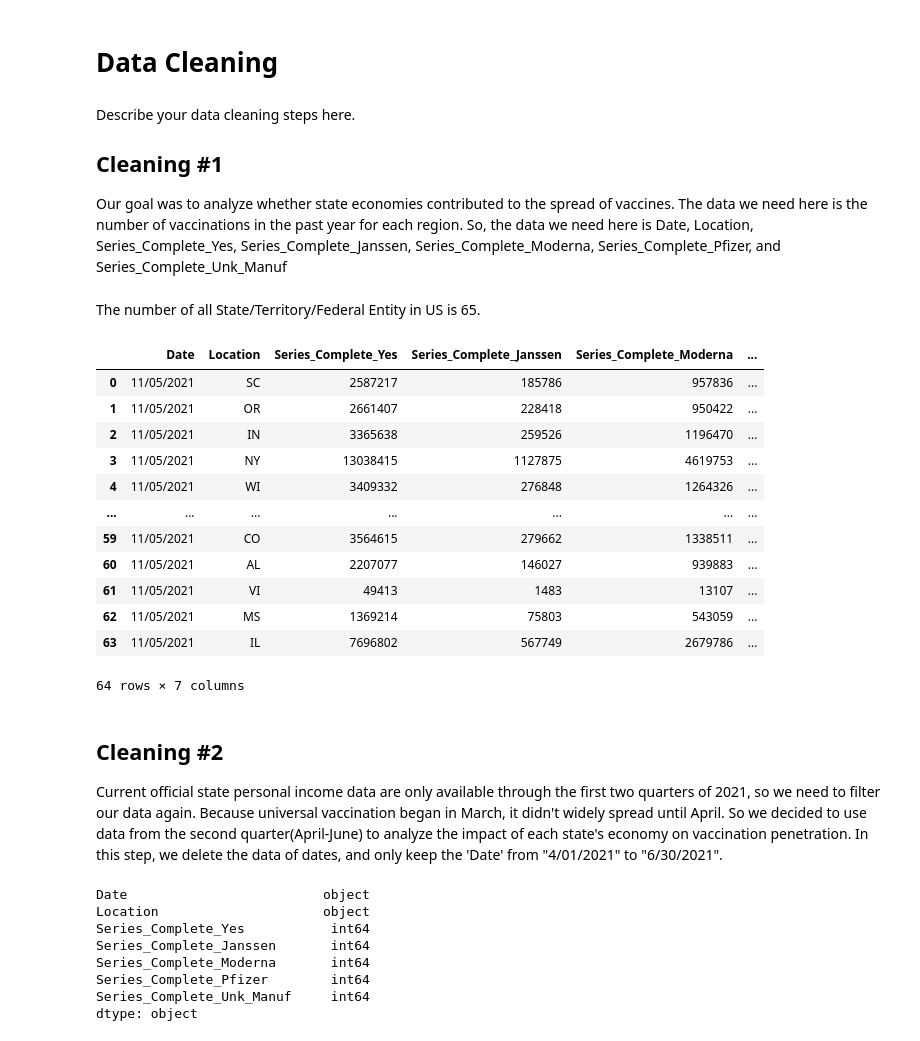
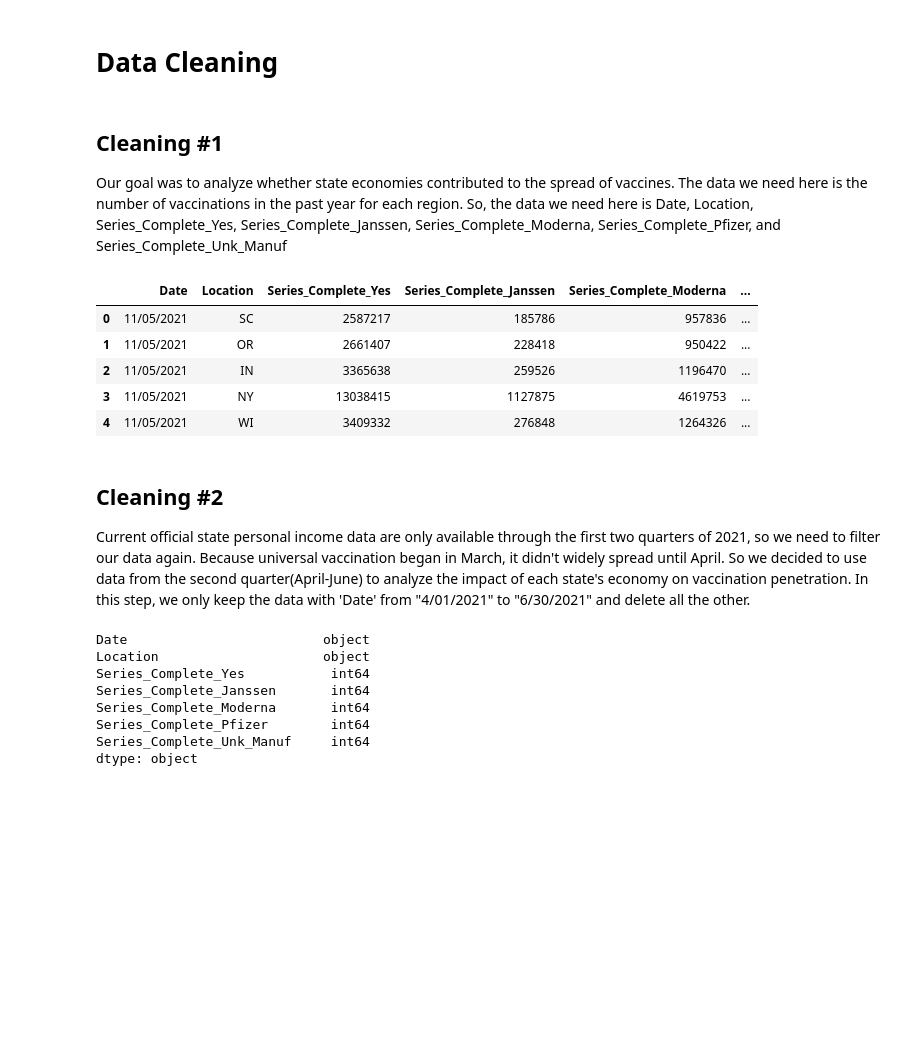
Before and after one commit to WilliamHJF/COGS-108, a Jupyter notebook: EDACheckpointGroup077-Fa21.ipynb, the cells around one changed output. Drawn from its saved outputs; the diff is of its cells as text; code cells hidden in the pictures; blank space fills up the shorter version.

```diff
--- a/EDACheckpointGroup077-Fa21.ipynb
+++ b/EDACheckpointGroup077-Fa21.ipynb
@@ -38,7 +39,6 @@ df_GDP = pd.read_csv('Data/states_GDP.csv')
 # %% [markdown]
 # Data Cleaning
 # %% [markdown]
-Describe your data cleaning steps here.
 ## Cleaning #1
 Our goal was to analyze whether state economies contributed to the spread of vaccines. The data we need here is the number of vaccinations in the past year for each region. So, the data we need here is Date, Location, Series_Complete_Yes, Series_Complete_Janssen, Series_Complete_Moderna, Series_Complete_Pfizer, and	Series_Complete_Unk_Manuf
 # %%
@@ -51,27 +51,18 @@ df_vaccine = df_vaccine[['Date',
                          'Series_Complete_Moderna',
                          'Series_Complete_Pfizer',
                          'Series_Complete_Unk_Manuf']]
-# %% [markdown]
-The number of all State/Territory/Federal Entity in US is 65.
 # %%
-df_vaccine.head(64)
+df_vaccine.head(5)
 # %% [output]
 |  | Date | Location | Series_Complete_Yes | Series_Complete_Janssen | Series_Complete_Moderna | ... |
 | 0 | 11/05/2021 | SC | 2587217 | 185786 | 957836 | ... |
 | 1 | 11/05/2021 | OR | 2661407 | 228418 | 950422 | ... |
 | 2 | 11/05/2021 | IN | 3365638 | 259526 | 1196470 | ... |
 | 3 | 11/05/2021 | NY | 13038415 | 1127875 | 4619753 | ... |
 | 4 | 11/05/2021 | WI | 3409332 | 276848 | 1264326 | ... |
-| ... | ... | ... | ... | ... | ... | ... |
-| 59 | 11/05/2021 | CO | 3564615 | 279662 | 1338511 | ... |
-| 60 | 11/05/2021 | AL | 2207077 | 146027 | 939883 | ... |
-| 61 | 11/05/2021 | VI | 49413 | 1483 | 13107 | ... |
-| 62 | 11/05/2021 | MS | 1369214 | 75803 | 543059 | ... |
-| 63 | 11/05/2021 | IL | 7696802 | 567749 | 2679786 | ... |
-64 rows × 7 columns
 # %% [markdown]
 ## Cleaning #2
-Current official state personal income data are only available through the first two quarters of 2021, so we need to filter our data again. Because universal vaccination began in March, it didn't widely spread until April. So we decided to use data from the second quarter(April-June) to analyze the impact of each state's economy on vaccination penetration. In this step, we delete the data of dates, and only keep the 'Date' from "4/01/2021" to "6/30/2021".
+Current official state personal income data are only available through the first two quarters of 2021, so we need to filter our data again. Because universal vaccination began in March, it didn't widely spread until April. So we decided to use data from the second quarter(April-June) to analyze the impact of each state's economy on vaccination penetration. In this step, we only keep the data with 'Date' from "4/01/2021" to "6/30/2021" and delete all the other.
 # %%
 # Check the type of each data in the dataset
 df_vaccine.dtypes
```
Also changed, not shown: parts of 90 cells of this notebook, 1 other file.
